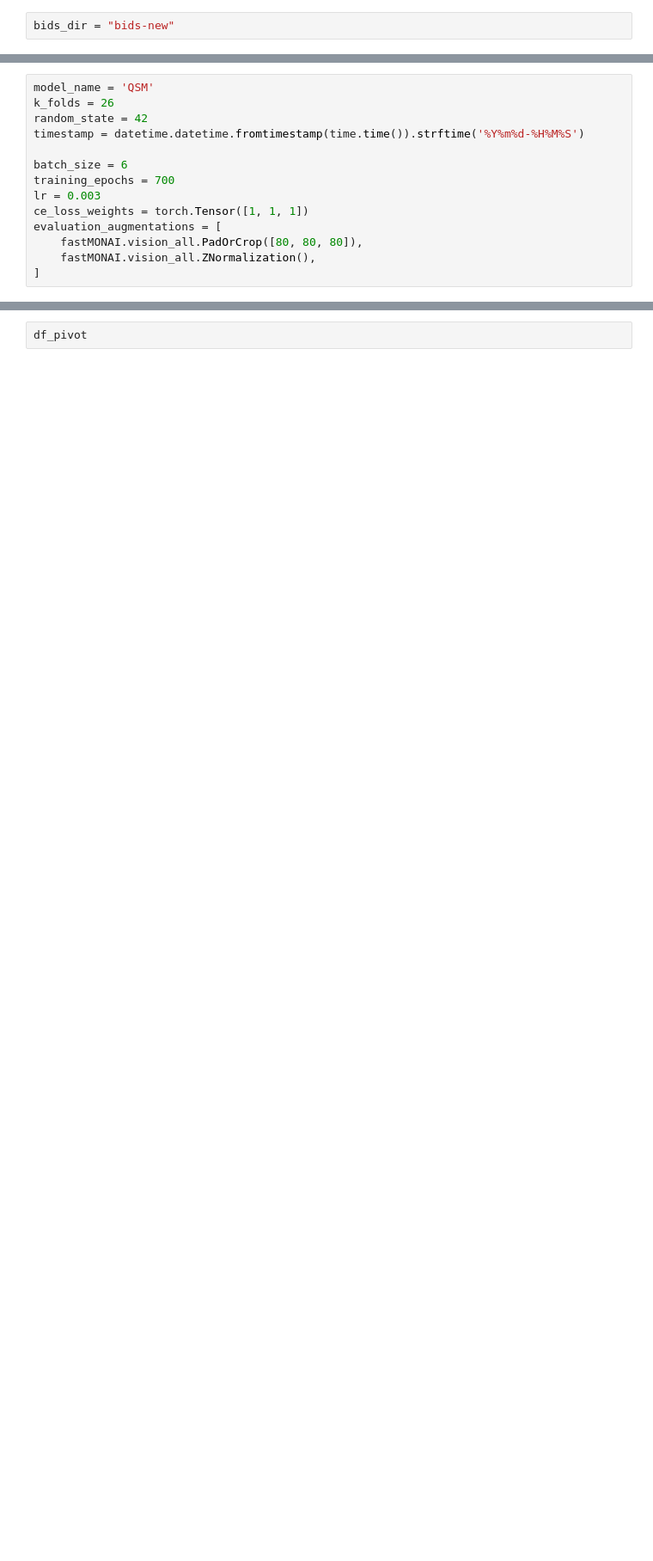
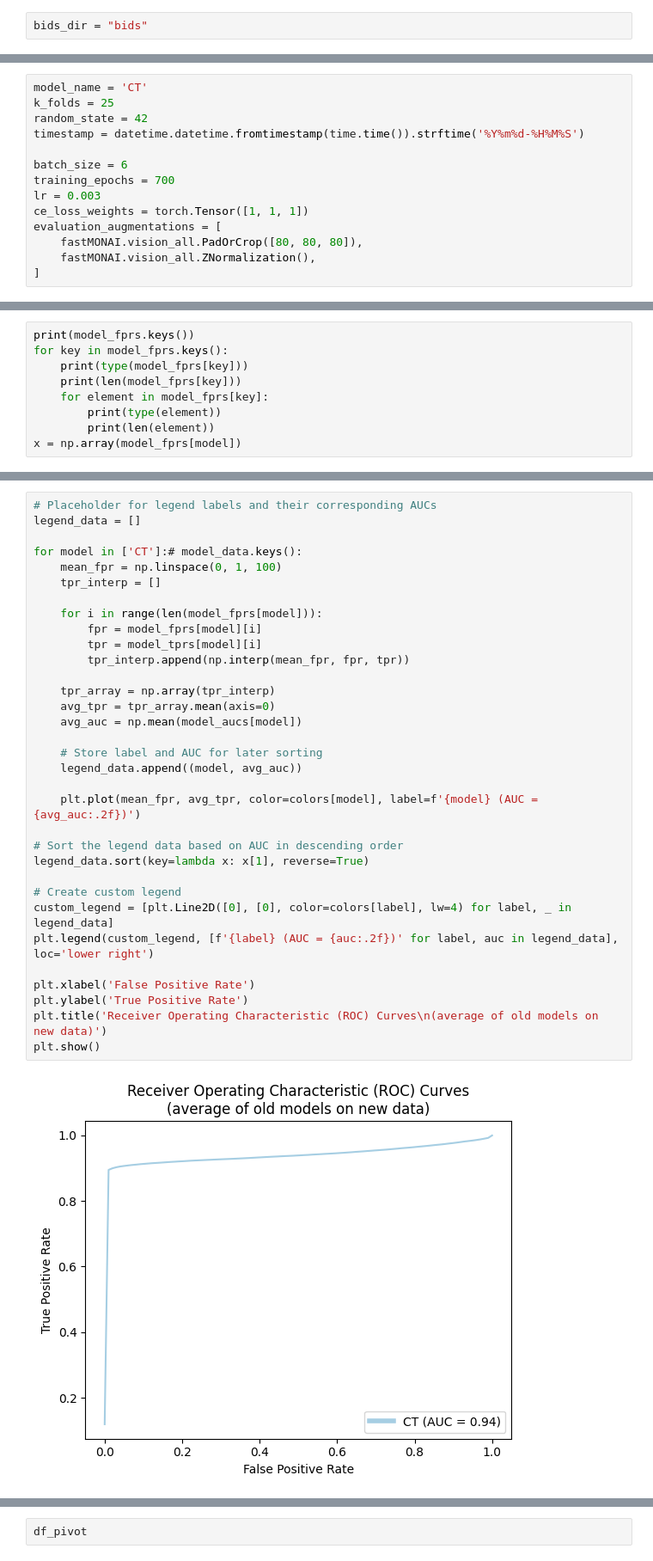
Before and after one commit to astewartau/prostate, a Jupyter notebook: evaluation.ipynb, the cells around one changed output, grey strips where cells are left out. Shown at 86% size. Saved outputs shown, nothing was run; the diff lists cells and outputs as text; blank space fills up the shorter version.

```diff
--- a/evaluation.ipynb
+++ b/evaluation.ipynb
@@ -35,5 +35,5 @@ GPU is NOT available. Fastai will use the CPU.
 # %%
-bids_dir = "bids-new"
+bids_dir = "bids"
 # %%
 session_dirs = []
 for json_path in sorted(glob.glob(os.path.join(bids_dir, "sub*", "ses*", "anat", "*echo-01*mag*json"))):
@@ -127,6 +133,6 @@ colors = {
 # %%
-model_name = 'QSM'
-k_folds = 26
+model_name = 'CT'
+k_folds = 25
 random_state = 42
 timestamp = datetime.datetime.fromtimestamp(time.time()).strftime('%Y%m%d-%H%M%S')
 
@@ -329,0 +600,9 @@ Saved filed doesn't contain an optimizer state.
+# %%
+print(model_fprs.keys())
+for key in model_fprs.keys():
+    print(type(model_fprs[key]))
+    print(len(model_fprs[key]))
+    for element in model_fprs[key]:
+        print(type(element))
+        print(len(element))
+x = np.array(model_fprs[model])
@@ -338,2 +648,37 @@ print(losses)
+# %%
+# Placeholder for legend labels and their corresponding AUCs
+legend_data = []
+
+for model in ['CT']:# model_data.keys():
+    mean_fpr = np.linspace(0, 1, 100)
+    tpr_interp = []
+
+    for i in range(len(model_fprs[model])):
+        fpr = model_fprs[model][i]
+        tpr = model_tprs[model][i]
+        tpr_interp.append(np.interp(mean_fpr, fpr, tpr))
+
+    tpr_array = np.array(tpr_interp)
+    avg_tpr = tpr_array.mean(axis=0)
+    avg_auc = np.mean(model_aucs[model])
+
+    # Store label and AUC for later sorting
+    legend_data.append((model, avg_auc))
+
+    plt.plot(mean_fpr, avg_tpr, color=colors[model], label=f'{model} (AUC = {avg_auc:.2f})')
+
+# Sort the legend data based on AUC in descending order
+legend_data.sort(key=lambda x: x[1], reverse=True)
+
+# Create custom legend
+custom_legend = [plt.Line2D([0], [0], color=colors[label], lw=4) for label, _ in legend_data]
+plt.legend(custom_legend, [f'{label} (AUC = {auc:.2f})' for label, auc in legend_data], loc='lower right')
+
+plt.xlabel('False Positive Rate')
+plt.ylabel('True Positive Rate')
+plt.title('Receiver Operating Characteristic (ROC) Curves\n(average of old models on new data)')
+plt.show()
+# %% [output]
+[figure, added]
 # %%
 plt.figure()
```
Also changed, not shown: parts of 15 cells of this notebook, 3 other files.
